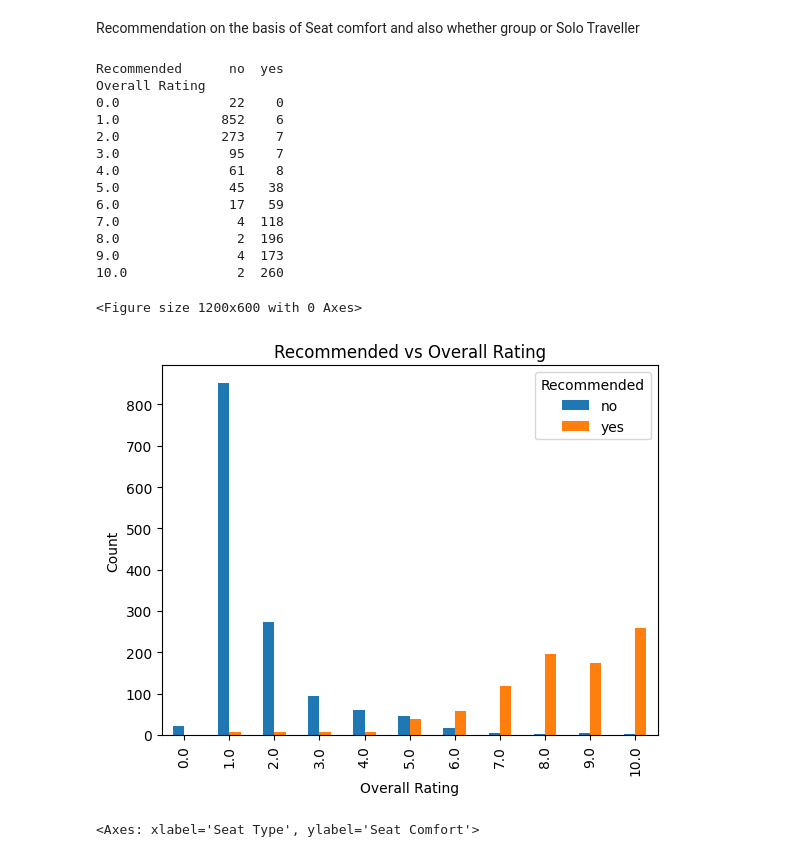
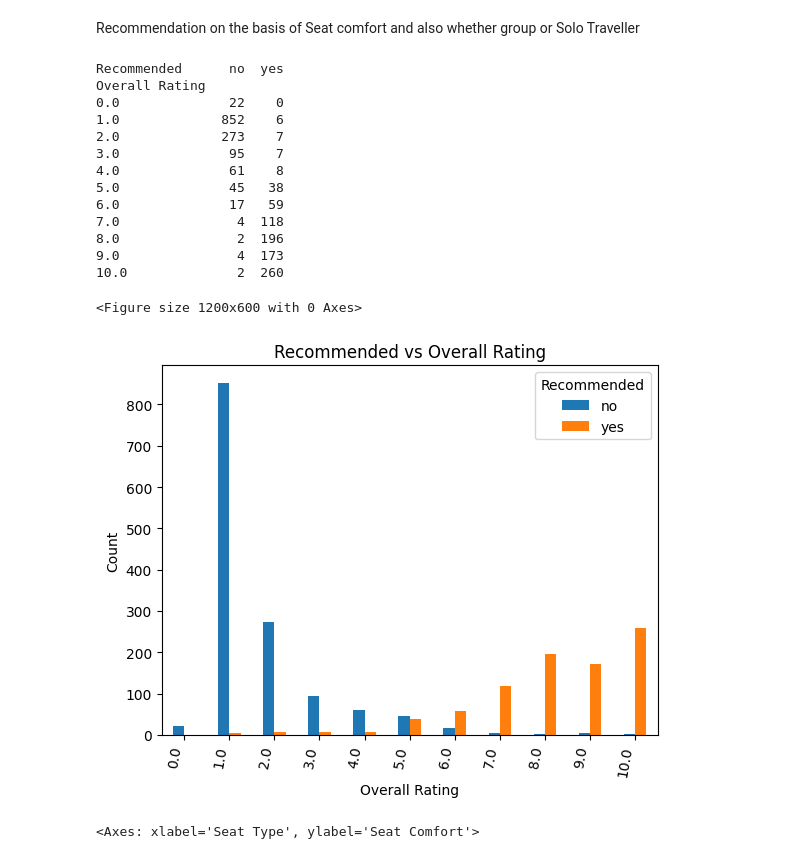
Before and after one commit to som-pat/Ryanair_NLP, a Jupyter notebook: Ryanair_EDA_&_Comments_NLP.ipynb, the cells around one changed output. Cells and saved outputs as stored; diff of their text form; code cells hidden in the pictures.

```diff
--- a/Ryanair_EDA_&_Comments_NLP.ipynb
+++ b/Ryanair_EDA_&_Comments_NLP.ipynb
@@ -149,10 +151,10 @@ Food & Beverages is another column of concern since it also has a higher amount
 
 Since the dataset has flight data for international tours the type of aircraft does not matter much because its normalised
 # %%
-df2 = ryanair[['Seat Comfort', 'Cabin Staff Service', 'Food & Beverages','Ground Service']].copy()
-# Nan issue
-fig = plt.figure(dpi=100, figsize=(8, 6))
-for i, column in enumerate(df2.columns, 1):
-    plt.subplot(2,2,i)
-    plt.tight_layout()
-    sns.histplot(df2[column])
+# df2 = ryanair[['Seat Comfort', 'Cabin Staff Service', 'Food & Beverages','Ground Service']].copy()
+# # Nan issue
+# fig = plt.figure(dpi=100, figsize=(8, 6))
+# for i, column in enumerate(df2.columns, 1):
+#     plt.subplot(2,2,i)
+#     plt.tight_layout()
+#     sns.histplot(df2[column])
@@ -278,31 +278,32 @@ Recommendation on the basis of Seat comfort and also whether group or Solo Trave
 # %%
 #@title Overall Rating vs Recommendation
 fig = plt.figure(dpi=100, figsize=(12, 6))
 count_rec_rate = ryanair.groupby(['Overall Rating','Recommended']).size().unstack(fill_value=0)
 print(count_rec_rate)
 count_rec_rate.plot(kind='bar',stacked=False)
 plt.xlabel('Overall Rating')
+plt.xticks(rotation=80, ha='right')
 plt.ylabel('Count')
 plt.title('Recommended vs Overall Rating')
 
 # Show the plot
 plt.show()
 # %% [output]
 Recommended      no  yes
 Overall Rating
 0.0              22    0
 1.0             852    6
 2.0             273    7
 3.0              95    7
 4.0              61    8
 5.0              45   38
 6.0              17   59
 7.0               4  118
 8.0               2  196
 9.0               4  173
 10.0              2  260
 <Figure size 1200x600 with 0 Axes>
-[figure, old version]
+[figure, new version]
 # %%
 # Recommendation and Rating on the basis of Seat type, Comfort and Group or Solo Travellers
 SeaGrou = ['Overall Rating','Seat Type','Seat Comfort','Type Of Traveller','Recommended']
```
Also changed, not shown: parts of 34 cells of this notebook.
